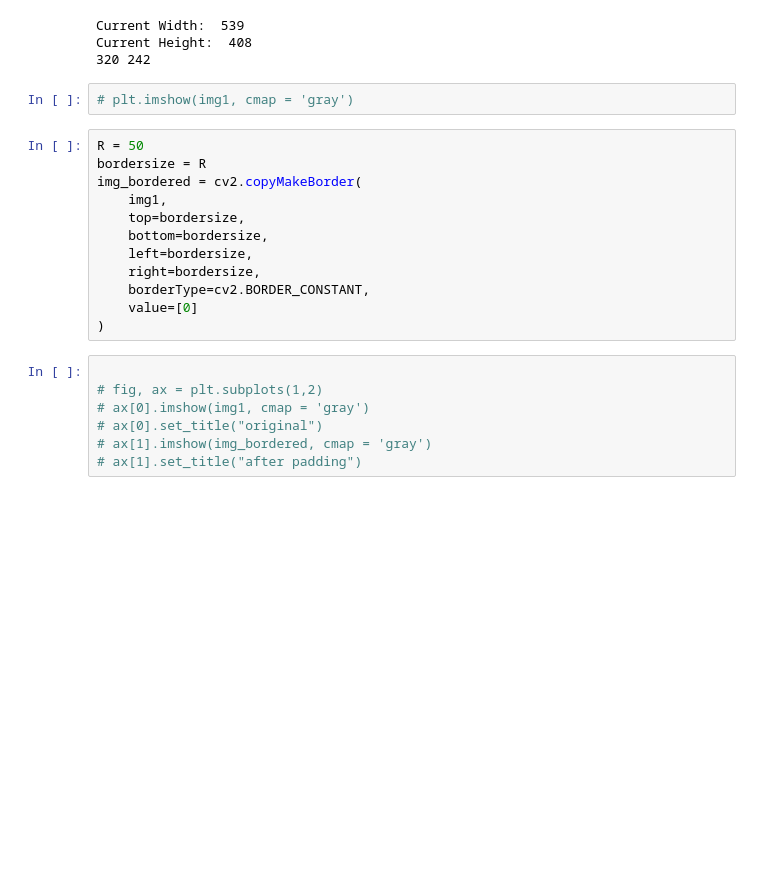
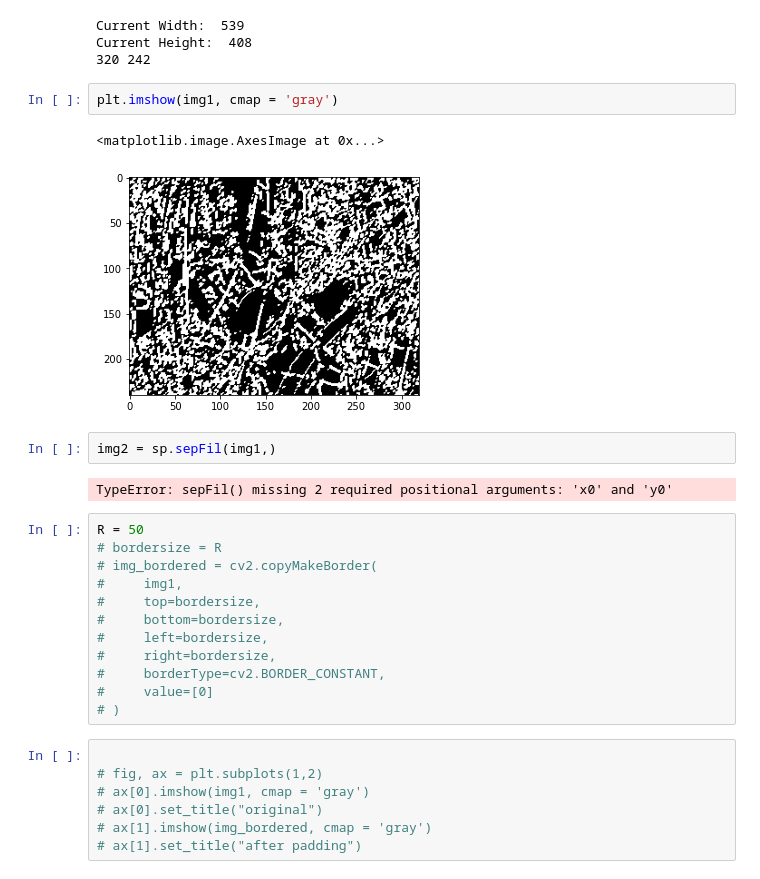
Before and after one commit to victorbjo/Rob7-Miniproject, a Jupyter notebook: HoughCircle.ipynb, the cells around one changed output. Saved outputs shown, nothing was run; the diff lists cells and outputs as text; blank space fills up the shorter version.

```diff
--- a/HoughCircle.ipynb
+++ b/HoughCircle.ipynb
@@ -21,19 +22,26 @@ Current Width:  539
 Current Height:  408
 320 242
 # %%
-# plt.imshow(img1, cmap = 'gray')
+plt.imshow(img1, cmap = 'gray')
+# %% [output]
+<matplotlib.image.AxesImage at 0x...>
+[figure, added]
+# %%
+img2 = sp.sepFil(img1,)
+# %% [output]
+TypeError: sepFil() missing 2 required positional arguments: 'x0' and 'y0'
 # %%
 R = 50
-bordersize = R
-img_bordered = cv2.copyMakeBorder(
-    img1,
-    top=bordersize,
-    bottom=bordersize,
-    left=bordersize,
-    right=bordersize,
-    borderType=cv2.BORDER_CONSTANT,
-    value=[0]
-)
+# bordersize = R
+# img_bordered = cv2.copyMakeBorder(
+#     img1,
+#     top=bordersize,
+#     bottom=bordersize,
+#     left=bordersize,
+#     right=bordersize,
+#     borderType=cv2.BORDER_CONSTANT,
+#     value=[0]
+# )
 # %%
 
 # fig, ax = plt.subplots(1,2)
```
Also changed, not shown: parts of 10 cells of this notebook, 2 other files.
